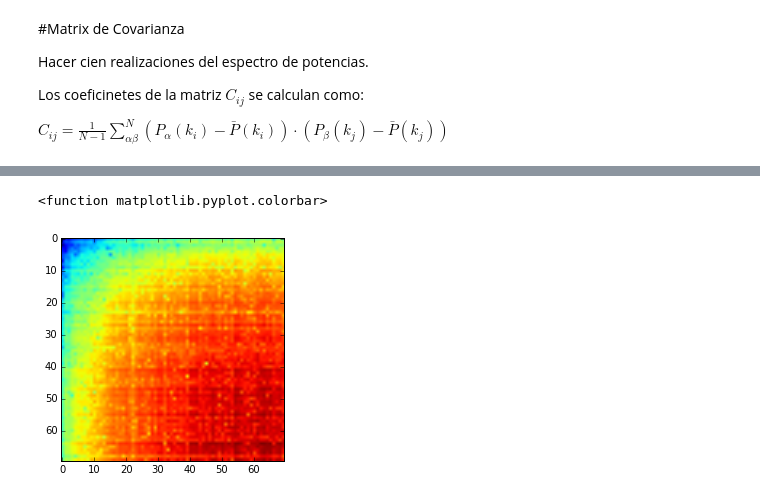
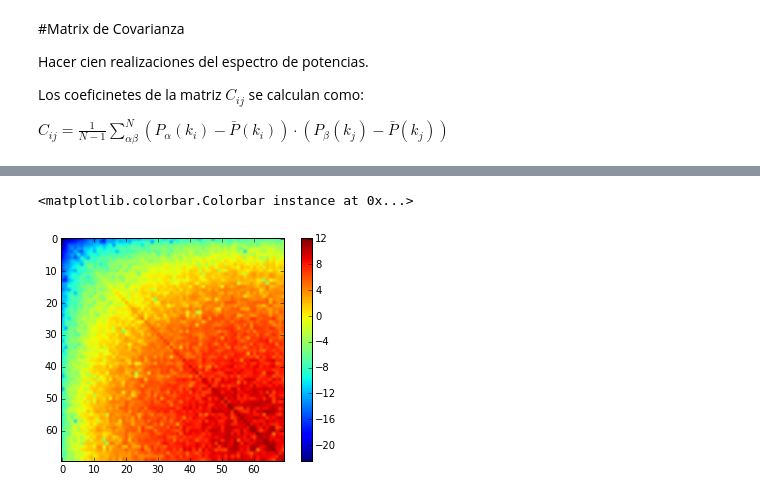
Before and after one commit to flgomezc/AndeanCosmoSchool2015, a Jupyter notebook: week3/02 Covariance Matrix.ipynb, the cells around one changed output, grey strips where cells are left out. Saved outputs shown, nothing was run; the diff lists cells and outputs as text; code cells hidden in the pictures.

Commit message:
Covariance matrix calculated with 100 realizations

```diff
--- a/week3/02 Covariance Matrix.ipynb
+++ b/week3/02 Covariance Matrix.ipynb
@@ -174,9 +177,18 @@ N = 101
 dk = (2.*np.pi)/Lx
 Normaliz = 1.0
 # %%
+N = 100
+
+
 PowerSpect = []
-for i in range(100):
+for i in range(N):
     kspace_field = gen_2Dgauss(N, Lx, Ly, model0)
     config_field = np.fft.ifft2(kspace_field)*kspace_field.size**0.5
     power, k = calc_power(N, kspace_field, dk, 0.0 , Lx, Ly, Normaliz)
     PowerSpect.append(power)
+PowerSpect = np.array(PowerSpect)
+
+PowerAverage = np.zeros(70)
+
+for i in range(70):
+    PowerAverage[i] =  average(PowerSpect[:,i])
@@ -213,0 +195,7 @@ array([  8.30888988e+04,   3.11542978e+04,   1.26545026e+04,
+# %%
+for i in range(N):
+    scatter(k[:],PowerSpect[i,:], s=0.1)
+plot(k,PowerAverage)
+xscale('log')
+yscale('log')
+xlim(8,700)
@@ -214,7 +207,6 @@ array([  8.30888988e+04,   3.11542978e+04,   1.26545026e+04,
 # %%
-N = 100
 CovarianceMatrix = np.zeros([70,70])
-
+"""
 for i in range(70):
     print i
     for j in range(70):
@@ -223,3 +215,12 @@ for i in range(70):
             for b in range(N):
                 aux += (PowerSpect[a][i]-PowerAverage[i])*(PowerSpect[b][j]-PowerAverage[j])
         CovarianceMatrix[i][j]= 1./(N-1)*aux
+"""
+
+for i in range(70):
+    for j in range(70):
+        aux = 0
+        for n in range(N):
+            aux += ( PowerSpect[n][i]-PowerAverage[i])*(PowerSpect[n][j]-PowerAverage[j])
+
+        CovarianceMatrix[i][j]= aux/(N-1)
@@ -290,6 +235,6 @@ array([[  3.85322956e-07,  -2.52868190e-08,  -1.66321042e-07, ...,
 # %%
 imshow(log(abs(Cinv)))
-colorbar
+colorbar()
 # %% [output]
-<function matplotlib.pyplot.colorbar>
+<matplotlib.colorbar.Colorbar instance at 0x...>
-[figure, old version]
+[figure, new version]
```
Also changed, not shown: parts of 16 cells of this notebook.
